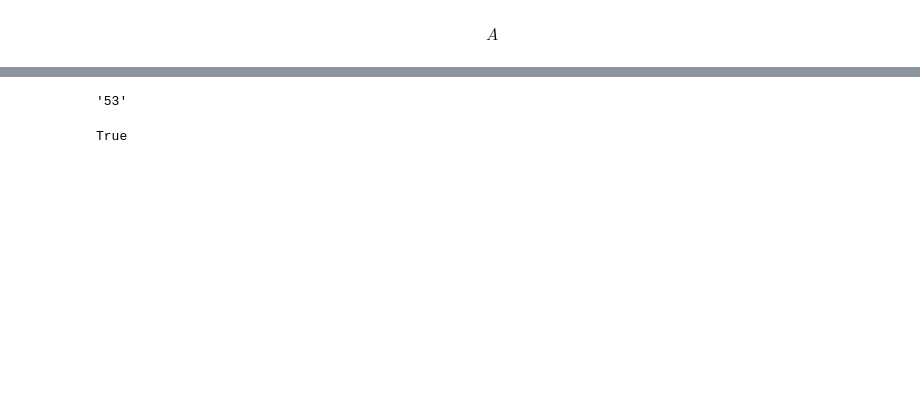
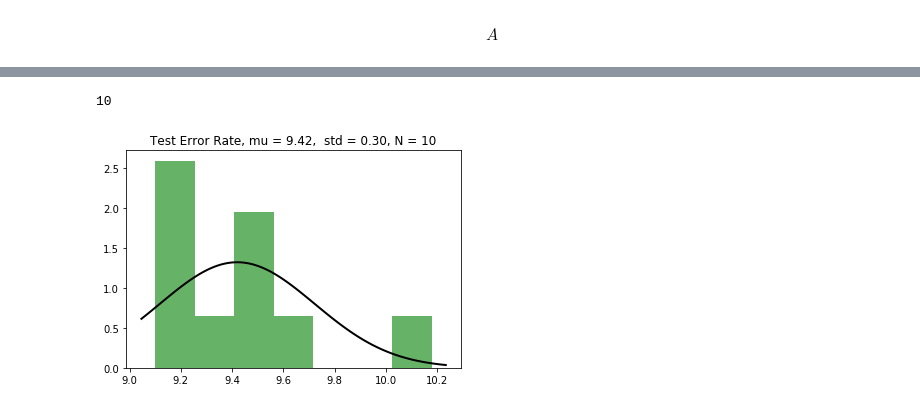
Before and after one commit to avecplezir/dnn-mode-connectivity, a Jupyter notebook: compute_statistic.ipynb, the cells around one changed output, grey strips where cells are left out. Drawn from its saved outputs; the diff is of its cells as text; code cells hidden in the pictures; blank space fills up the shorter version.

```diff
--- a/compute_statistic.ipynb
+++ b/compute_statistic.ipynb
@@ -207,4 +137,0 @@ RuntimeError: torch.cuda.FloatTensor is not enabled.
-# %%
-str(53)
-# %% [output]
-'53'
@@ -213,4 +137,0 @@ import pickle
-# %%
-2!=3
-# %% [output]
-True
@@ -496,0 +138,5 @@ np.savez(
+# %%
+plot_stat(1, bins=7)
+# %% [output]
+10
+[figure, added]
```
Also changed, not shown: parts of 23 cells of this notebook, 11 other files.
